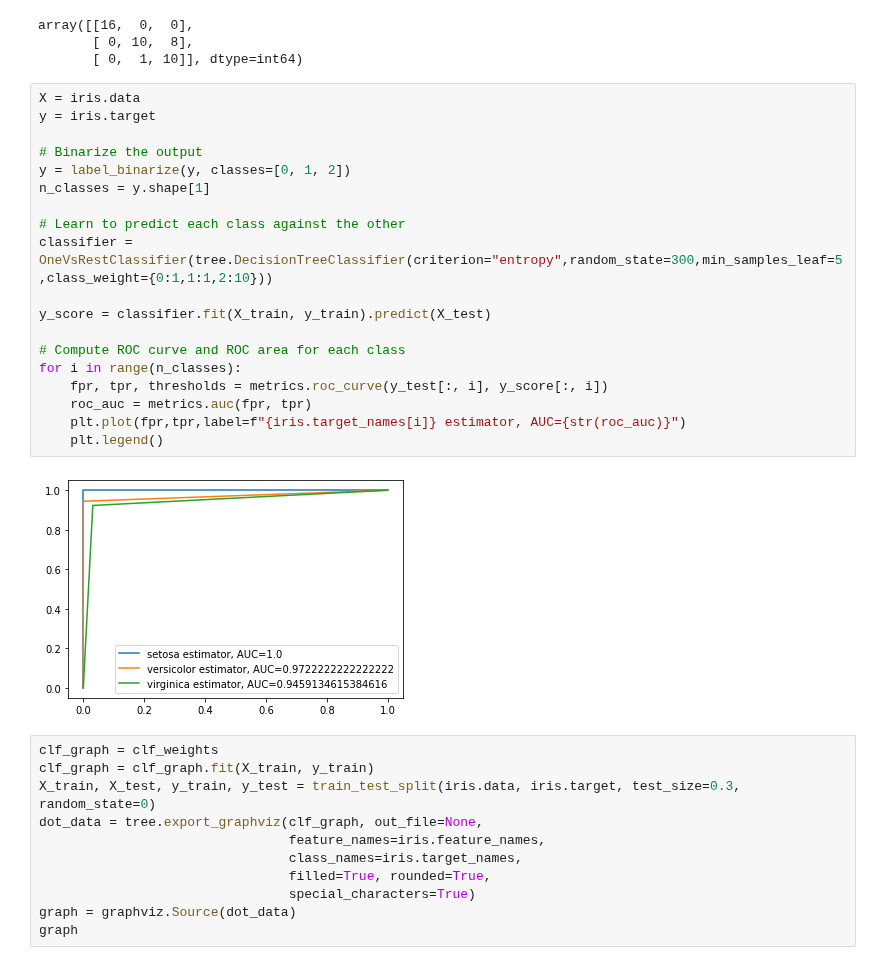
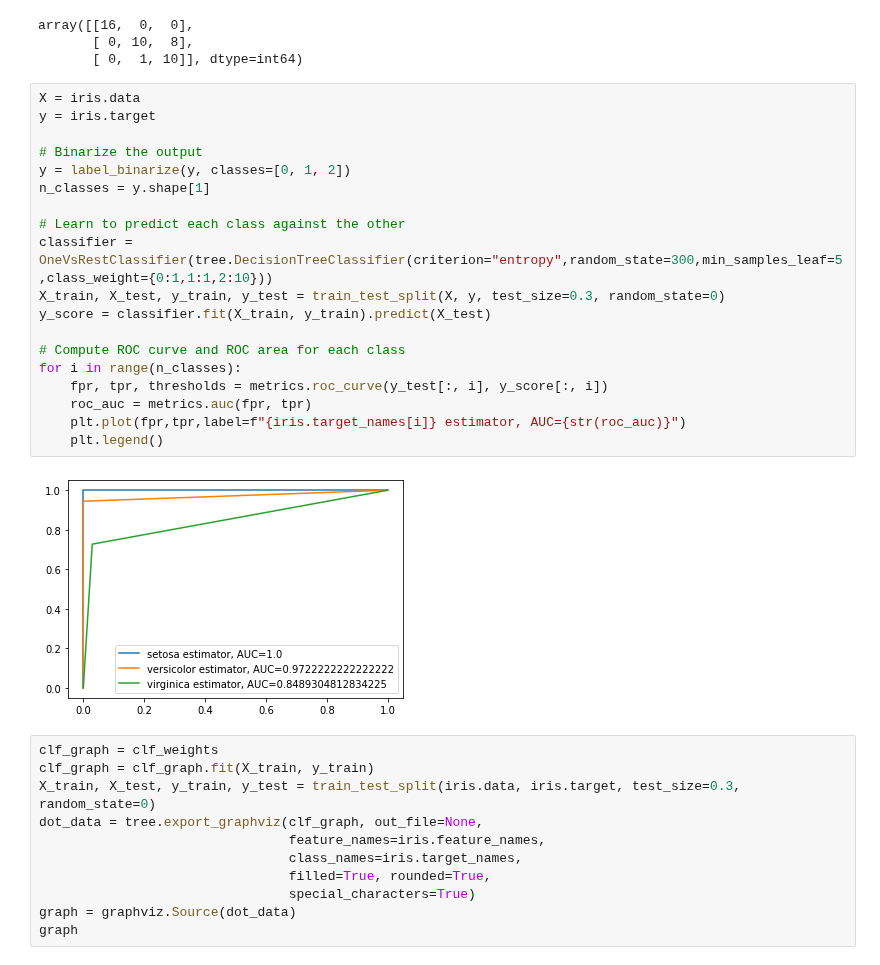
Before and after one commit to Fazzaa/ml_lab, a Jupyter notebook: decision_trees/ex_1_classification_iris.ipynb, the cells around one changed output. Saved outputs shown, nothing was run; the diff lists cells and outputs as text.

```diff
--- a/decision_trees/ex_1_classification_iris.ipynb
+++ b/decision_trees/ex_1_classification_iris.ipynb
@@ -305,24 +305,24 @@ array([[16,  0,  0],
 # %%
 X = iris.data
 y = iris.target
 
 # Binarize the output
 y = label_binarize(y, classes=[0, 1, 2])
 n_classes = y.shape[1]
 
 # Learn to predict each class against the other
 classifier = OneVsRestClassifier(tree.DecisionTreeClassifier(criterion="entropy",random_state=300,min_samples_leaf=5,class_weight={0:1,1:1,2:10}))
-
+X_train, X_test, y_train, y_test = train_test_split(X, y, test_size=0.3, random_state=0)
 y_score = classifier.fit(X_train, y_train).predict(X_test)
 
 # Compute ROC curve and ROC area for each class
 for i in range(n_classes):
 	fpr, tpr, thresholds = metrics.roc_curve(y_test[:, i], y_score[:, i])
 	roc_auc = metrics.auc(fpr, tpr)
 	plt.plot(fpr,tpr,label=f"{iris.target_names[i]} estimator, AUC={str(roc_auc)}")
 	plt.legend()
 # %% [output]
-[figure, old version]
+[figure, new version]
 # %%
 clf_graph = clf_weights
 clf_graph = clf_graph.fit(X_train, y_train)
```
Also changed, not shown: parts of 1 cell of this notebook.
